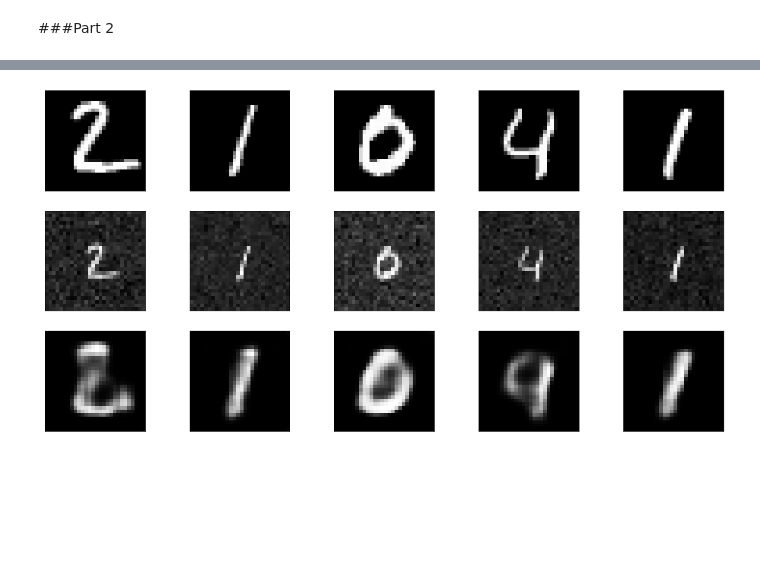
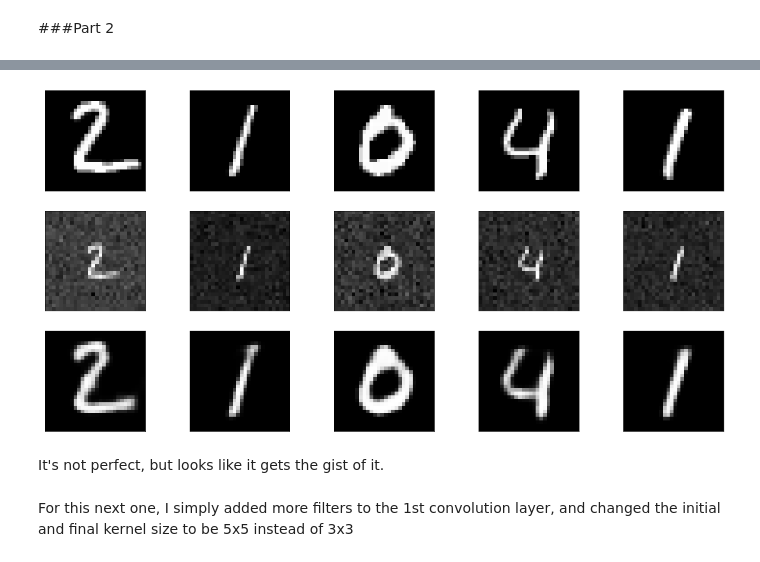
Before and after one commit to jdberkson/OPTI-556-Computational-Imaging, a Jupyter notebook: Homework3_JoelB.ipynb, the cells around one changed output, grey strips where cells are left out. Saved outputs shown, nothing was run; the diff lists cells and outputs as text; code cells hidden in the pictures; blank space fills up the shorter version.

```diff
--- a/Homework3_JoelB.ipynb
+++ b/Homework3_JoelB.ipynb
@@ -311,7 +317,7 @@ x = layers.Conv2D(32, (3, 3), activation='relu', padding='same')(x)
 x = layers.UpSampling2D((2, 2))(x)
 decoded = layers.Conv2D(1, (3, 3), activation='sigmoid', padding='same')(x)
 
-autoencoder = keras.Model(input_img, decoded)
-autoencoder.compile(optimizer='adam', loss='binary_crossentropy')
-autoencoder.summary()
+autoencoder1 = keras.Model(input_img, decoded)
+autoencoder1.compile(optimizer='adam', loss='binary_crossentropy')
+autoencoder1.summary()
 # %% [output]
@@ -335,9 +343,9 @@ _________________________________________________________________
 # %%
-autoencoder.fit(
+autoencoder1.fit(
     x=g_train,
     y=x_train,
-    epochs=10,
-    batch_size=128,
+    epochs=20,
+    batch_size=16,
     shuffle=True,
     validation_data=(g_test, x_test),
 )
@@ -366,21 +386,25 @@ Epoch 10/10
 # %%
 n = 5
 plt.figure(figsize=(20, 10))
 for i in range(1, n + 1):
     ax = plt.subplot(3, n, i)
     plt.imshow(x_test[i].reshape(28, 28))
     plt.gray()
     ax.get_xaxis().set_visible(False)
     ax.get_yaxis().set_visible(False)
     ax = plt.subplot(3, n, n+i)
     plt.imshow(g_test[i].reshape(28, 28))
     plt.gray()
     ax.get_xaxis().set_visible(False)
     ax.get_yaxis().set_visible(False)
     ax = plt.subplot(3, n, 2*n+i)
-    plt.imshow(autoencoder.predict(g_test[i:i+1,:,:,:])[0,:,:,0])
+    plt.imshow(autoencoder1.predict(g_test[i:i+1,:,:,:])[0,:,:,0])
     plt.gray()
     ax.get_xaxis().set_visible(False)
     ax.get_yaxis().set_visible(False)
 # %% [output]
-[figure, old version]
+[figure, new version]
+# %% [markdown]
+It's not perfect, but looks like it gets the gist of it.
+# %% [markdown]
+For this next one, I simply added more filters to the 1st convolution layer, and changed the initial and final kernel size to be 5x5 instead of 3x3
```
Also changed, not shown: parts of 15 cells of this notebook.
